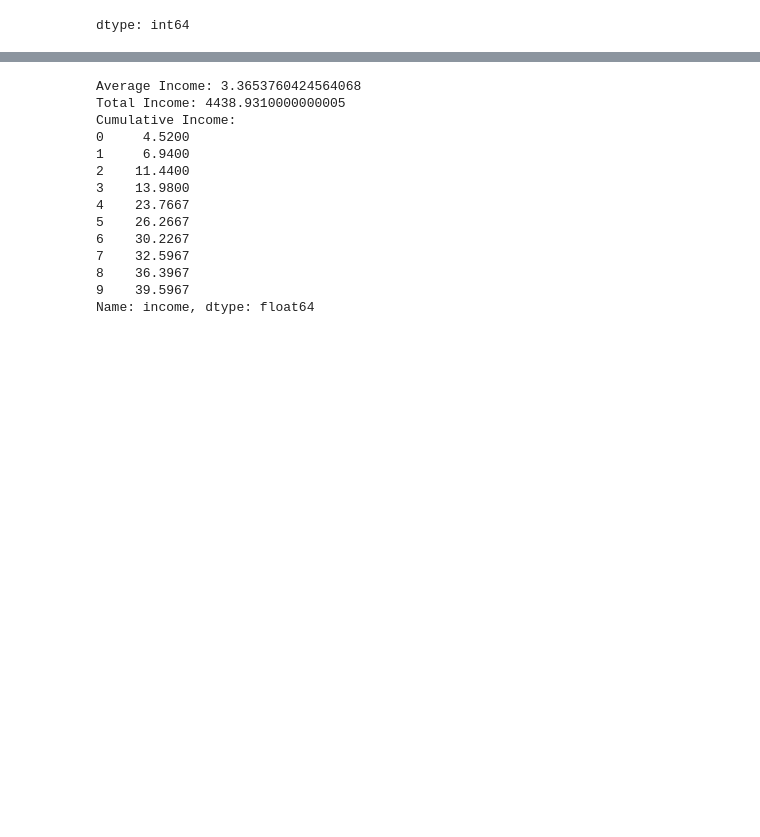
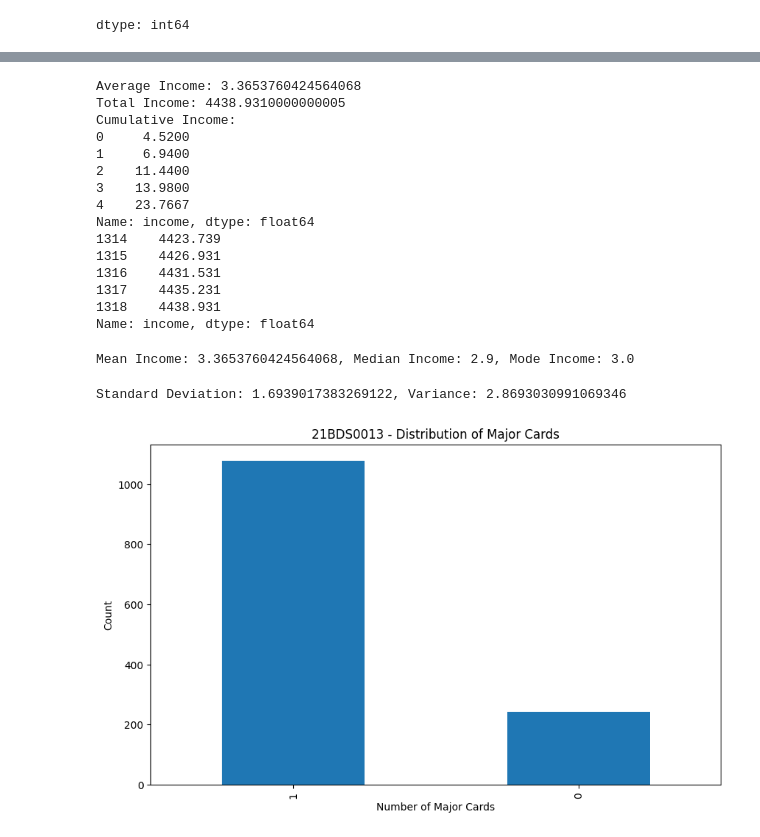
Before and after one commit to harshrjain/EDA, a Jupyter notebook: 21BDS0013.ipynb, the cells around one changed output, grey strips where cells are left out. Cells and saved outputs as stored; diff of their text form; code cells hidden in the pictures; blank space fills up the shorter version.

```diff
--- a/21BDS0013.ipynb
+++ b/21BDS0013.ipynb
@@ -400,11 +404,12 @@ mean_income = df['income'].mean()
 sum_income = df['income'].sum()
 cumsum_income = df['income'].cumsum()
 # %%
-# 12. Display calculated income statistics
+# 21. Display calculated income statistics
 print(f"Average Income: {mean_income}")
 print(f"Total Income: {sum_income}")
 print(f"Cumulative Income:")
-print(cumsum_income.head(10))
+print(cumsum_income.head(5))
+print(cumsum_income.tail(5))
 # %% [output]
 Average Income: 3.3653760424564068
 Total Income: 4438.9310000000005
@@ -414,9 +419,45 @@ Cumulative Income:
 2    11.4400
 3    13.9800
 4    23.7667
-5    26.2667
-6    30.2267
-7    32.5967
-8    36.3967
-9    39.5967
 Name: income, dtype: float64
+1314    4423.739
+1315    4426.931
+1316    4431.531
+1317    4435.231
+1318    4438.931
+Name: income, dtype: float64
+# %%
+import pandas as pd
+import numpy as np
+import matplotlib.pyplot as plt
+import seaborn as sns
+from scipy import stats
+import warnings
+
+warnings.simplefilter(action='ignore', category=FutureWarning)
+
+# 1. Compute mean, median, and mode for 'income'
+mean_val = df['income'].mean()
+median_val = df['income'].median()
+mode_val = df['income'].mode()[0]
+
+print(f"Mean Income: {mean_val}, Median Income: {median_val}, Mode Income: {mode_val}")
+# %% [output]
+Mean Income: 3.3653760424564068, Median Income: 2.9, Mode Income: 3.0
+# %%
+# 2. Calculate standard deviation & variance of 'income'
+std_dev = df['income'].std()
+variance = df['income'].var()
+
+print(f"Standard Deviation: {std_dev}, Variance: {variance}")
+# %% [output]
+Standard Deviation: 1.6939017383269122, Variance: 2.8693030991069346
+# %%
+# 3. Bar chart for top 10 'majorcards' counts
+df['majorcards'].value_counts().nlargest(10).plot(kind='bar', figsize=(10,6))
+plt.title("21BDS0013 - Distribution of Major Cards")
+plt.xlabel("Number of Major Cards")
+plt.ylabel("Count")
+plt.show()
+# %% [output]
+[figure, added]
```
Also changed, not shown: parts of 12 cells of this notebook.
